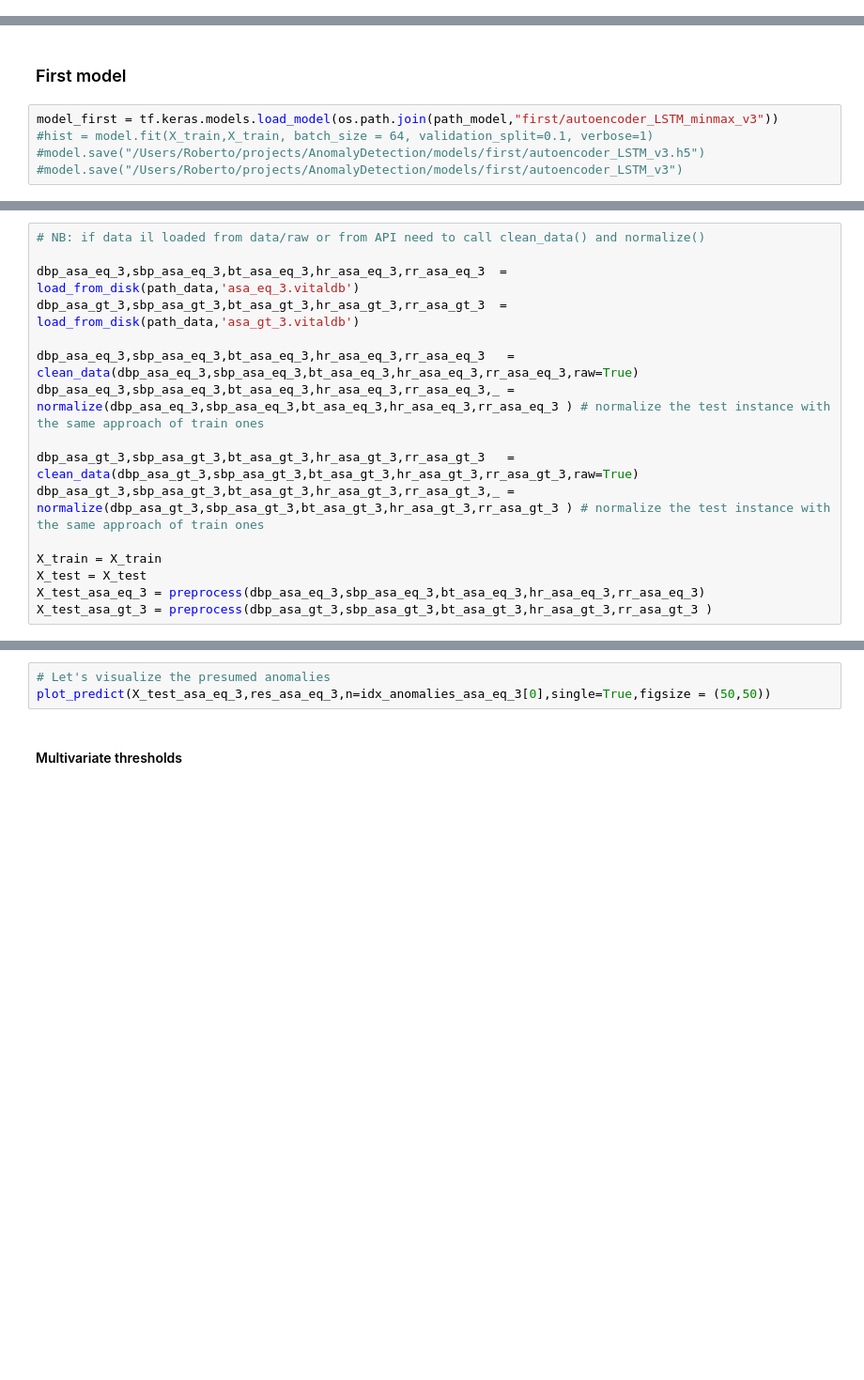
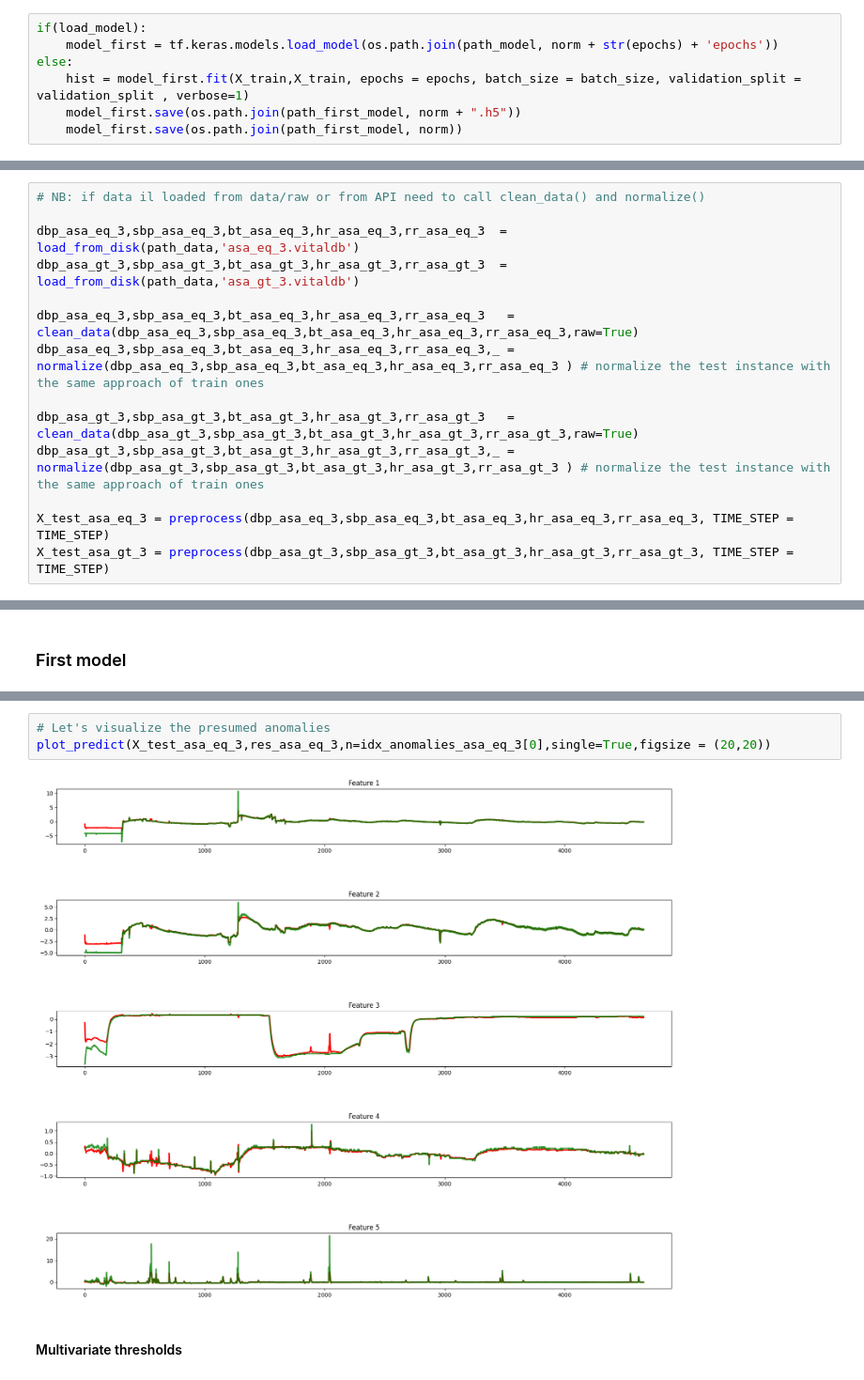
Before and after one commit to RobertoLorusso/AnomalyDetection, a Jupyter notebook: notebooks/VitalDB_Autoencoder.ipynb, the cells around one changed output, grey strips where cells are left out. Shown: that part at 94% size. Drawn from its saved outputs; the diff is of its cells as text; blank space fills up the shorter version.

Commit message:
Code refactoring and test of loaded model

```diff
--- a/notebooks/VitalDB_Autoencoder.ipynb
+++ b/notebooks/VitalDB_Autoencoder.ipynb
@@ -1006,2 +1019,9 @@ _________________________________________________________________
 # %% [markdown]
 ## Train, save and load
+# %%
+if(load_model):
+    model_first = tf.keras.models.load_model(os.path.join(path_model, norm + str(epochs) + 'epochs'))
+else:
+    hist = model_first.fit(X_train,X_train, epochs = epochs, batch_size = batch_size, validation_split = validation_split , verbose=1)
+    model_first.save(os.path.join(path_first_model, norm + ".h5"))
+    model_first.save(os.path.join(path_first_model, norm))
@@ -1007,0 +1030,14 @@ _________________________________________________________________
+# %%
+# NB: if data il loaded from data/raw or from API need to call clean_data() and normalize()
+
+dbp_asa_eq_3,sbp_asa_eq_3,bt_asa_eq_3,hr_asa_eq_3,rr_asa_eq_3  = load_from_disk(path_data,'asa_eq_3.vitaldb')
+dbp_asa_gt_3,sbp_asa_gt_3,bt_asa_gt_3,hr_asa_gt_3,rr_asa_gt_3  = load_from_disk(path_data,'asa_gt_3.vitaldb')
+
+dbp_asa_eq_3,sbp_asa_eq_3,bt_asa_eq_3,hr_asa_eq_3,rr_asa_eq_3   = clean_data(dbp_asa_eq_3,sbp_asa_eq_3,bt_asa_eq_3,hr_asa_eq_3,rr_asa_eq_3,raw=True)
+dbp_asa_eq_3,sbp_asa_eq_3,bt_asa_eq_3,hr_asa_eq_3,rr_asa_eq_3,_ =  normalize(dbp_asa_eq_3,sbp_asa_eq_3,bt_asa_eq_3,hr_asa_eq_3,rr_asa_eq_3 ) # normalize the test instance with the same approach of train ones
+
+dbp_asa_gt_3,sbp_asa_gt_3,bt_asa_gt_3,hr_asa_gt_3,rr_asa_gt_3   = clean_data(dbp_asa_gt_3,sbp_asa_gt_3,bt_asa_gt_3,hr_asa_gt_3,rr_asa_gt_3,raw=True)
+dbp_asa_gt_3,sbp_asa_gt_3,bt_asa_gt_3,hr_asa_gt_3,rr_asa_gt_3,_ =  normalize(dbp_asa_gt_3,sbp_asa_gt_3,bt_asa_gt_3,hr_asa_gt_3,rr_asa_gt_3 ) # normalize the test instance with the same approach of train ones
+
+X_test_asa_eq_3 = preprocess(dbp_asa_eq_3,sbp_asa_eq_3,bt_asa_eq_3,hr_asa_eq_3,rr_asa_eq_3, TIME_STEP = TIME_STEP)
+X_test_asa_gt_3 = preprocess(dbp_asa_gt_3,sbp_asa_gt_3,bt_asa_gt_3,hr_asa_gt_3,rr_asa_gt_3, TIME_STEP = TIME_STEP)
@@ -1008,7 +1061,2 @@ _________________________________________________________________
 # %% [markdown]
 ### First model
-# %%
-model_first = tf.keras.models.load_model(os.path.join(path_model,"first/autoencoder_LSTM_minmax_v3"))
-#hist = model.fit(X_train,X_train, batch_size = 64, validation_split=0.1, verbose=1)
-#model.save("/Users/Roberto/projects/AnomalyDetection/models/first/autoencoder_LSTM_v3.h5")
-#model.save("/Users/Roberto/projects/AnomalyDetection/models/first/autoencoder_LSTM_v3")
@@ -1023,16 +1062,0 @@ model_first = tf.keras.models.load_model(os.path.join(path_model,"first/autoenco
-# %%
-# NB: if data il loaded from data/raw or from API need to call clean_data() and normalize()
-
-dbp_asa_eq_3,sbp_asa_eq_3,bt_asa_eq_3,hr_asa_eq_3,rr_asa_eq_3  = load_from_disk(path_data,'asa_eq_3.vitaldb')
-dbp_asa_gt_3,sbp_asa_gt_3,bt_asa_gt_3,hr_asa_gt_3,rr_asa_gt_3  = load_from_disk(path_data,'asa_gt_3.vitaldb')
-
-dbp_asa_eq_3,sbp_asa_eq_3,bt_asa_eq_3,hr_asa_eq_3,rr_asa_eq_3   = clean_data(dbp_asa_eq_3,sbp_asa_eq_3,bt_asa_eq_3,hr_asa_eq_3,rr_asa_eq_3,raw=True)
-dbp_asa_eq_3,sbp_asa_eq_3,bt_asa_eq_3,hr_asa_eq_3,rr_asa_eq_3,_ =  normalize(dbp_asa_eq_3,sbp_asa_eq_3,bt_asa_eq_3,hr_asa_eq_3,rr_asa_eq_3 ) # normalize the test instance with the same approach of train ones
-
-dbp_asa_gt_3,sbp_asa_gt_3,bt_asa_gt_3,hr_asa_gt_3,rr_asa_gt_3   = clean_data(dbp_asa_gt_3,sbp_asa_gt_3,bt_asa_gt_3,hr_asa_gt_3,rr_asa_gt_3,raw=True)
-dbp_asa_gt_3,sbp_asa_gt_3,bt_asa_gt_3,hr_asa_gt_3,rr_asa_gt_3,_ =  normalize(dbp_asa_gt_3,sbp_asa_gt_3,bt_asa_gt_3,hr_asa_gt_3,rr_asa_gt_3 ) # normalize the test instance with the same approach of train ones
-
-X_train = X_train
-X_test = X_test
-X_test_asa_eq_3 = preprocess(dbp_asa_eq_3,sbp_asa_eq_3,bt_asa_eq_3,hr_asa_eq_3,rr_asa_eq_3)
-X_test_asa_gt_3 = preprocess(dbp_asa_gt_3,sbp_asa_gt_3,bt_asa_gt_3,hr_asa_gt_3,rr_asa_gt_3 )
@@ -1064,6 +1120,8 @@ idx_anomalies_asa_gt_3 = detect_anomalies(X_test_asa_gt_3, res_asa_gt_3, thresho
 # %%
 # Let's visualize the presumed anomalies
-plot_predict(X_test_asa_eq_3,res_asa_eq_3,n=idx_anomalies_asa_eq_3[0],single=True,figsize = (50,50))
+plot_predict(X_test_asa_eq_3,res_asa_eq_3,n=idx_anomalies_asa_eq_3[0],single=True,figsize = (20,20))
+# %% [output]
+[figure, added]
 # %% [markdown]
 #### Multivariate thresholds
 # %%
```
Also changed, not shown: parts of 22 cells of this notebook.
